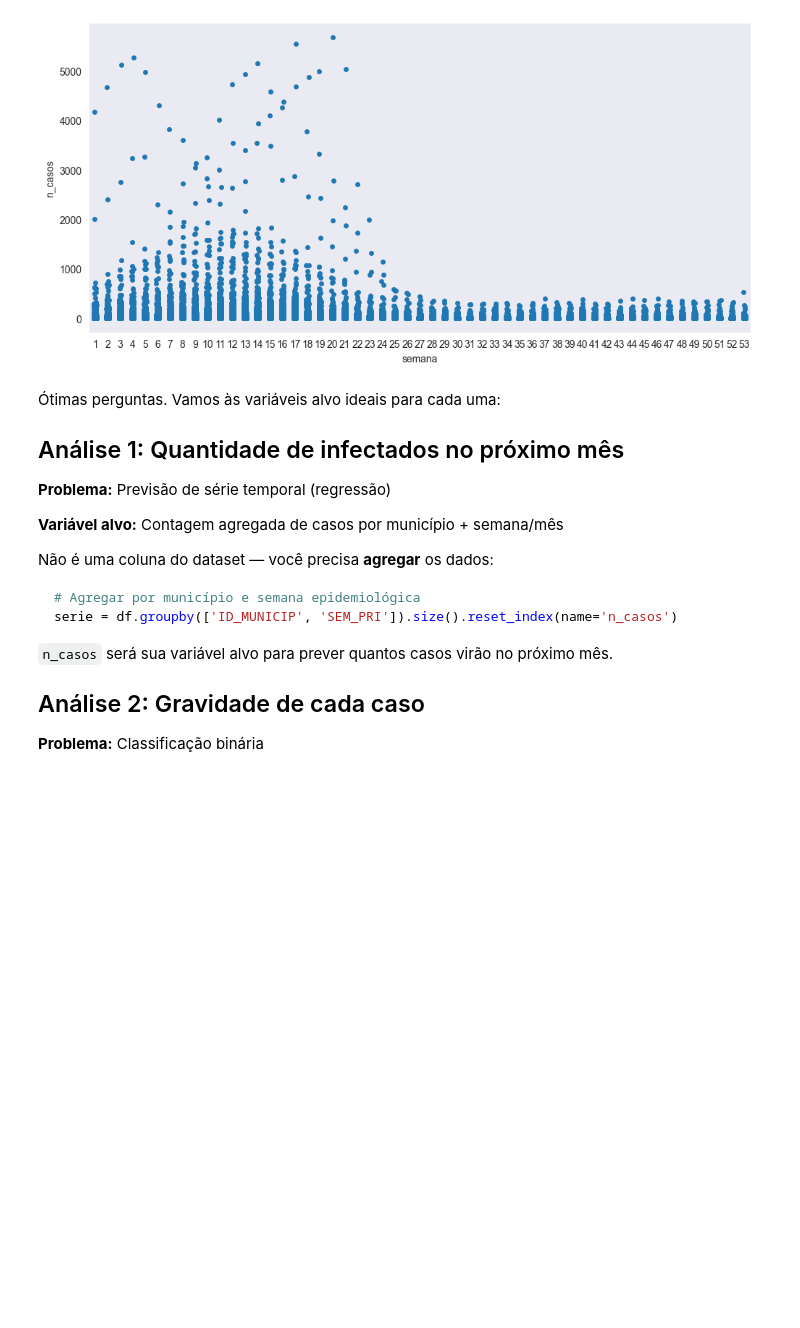
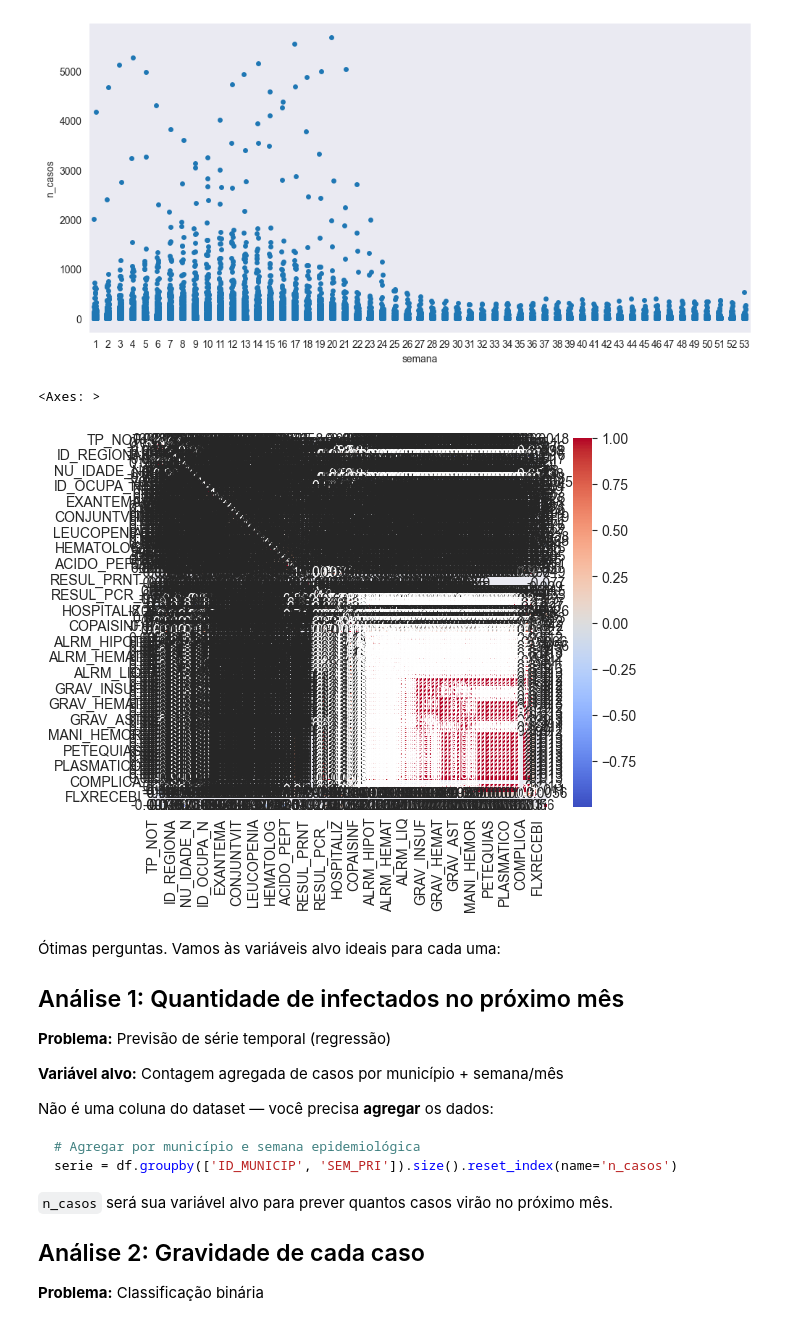
Before and after one commit to SUSpiroFiap/estudo_dengue, a Jupyter notebook: etl/tratamento_dados.ipynb, the cells around one changed output. Drawn from its saved outputs; the diff is of its cells as text; code cells hidden in the pictures; blank space fills up the shorter version.

```diff
--- a/etl/tratamento_dados.ipynb
+++ b/etl/tratamento_dados.ipynb
@@ -662,6 +667,14 @@ sns.catplot(data = serie, x= 'semana', y = 'n_casos',  height=5, aspect=2)
 # %% [output]
 <seaborn.axisgrid.FacetGrid at 0x...>
 [figure]
+# %%
+correlation = df.corr(numeric_only=True)
+correlation.to_excel('correlation_matrix.xlsx')
+# %%
+sns.heatmap(correlation, annot=True, cmap='coolwarm', linewidths=0.0000000001)
+# %% [output]
+<Axes: >
+[figure, added]
 # %% [markdown]
 Ótimas perguntas. Vamos às variáveis alvo ideais para cada uma:
 
```
Also changed, not shown: parts of 1 cell of this notebook.
